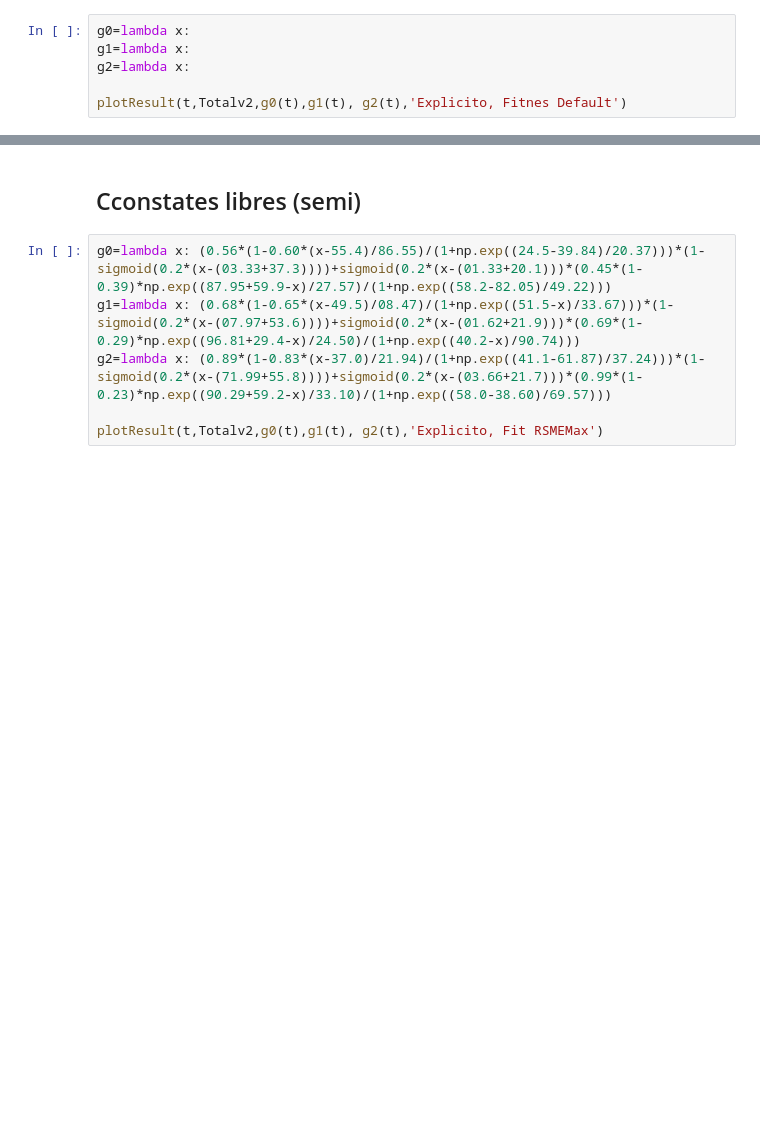
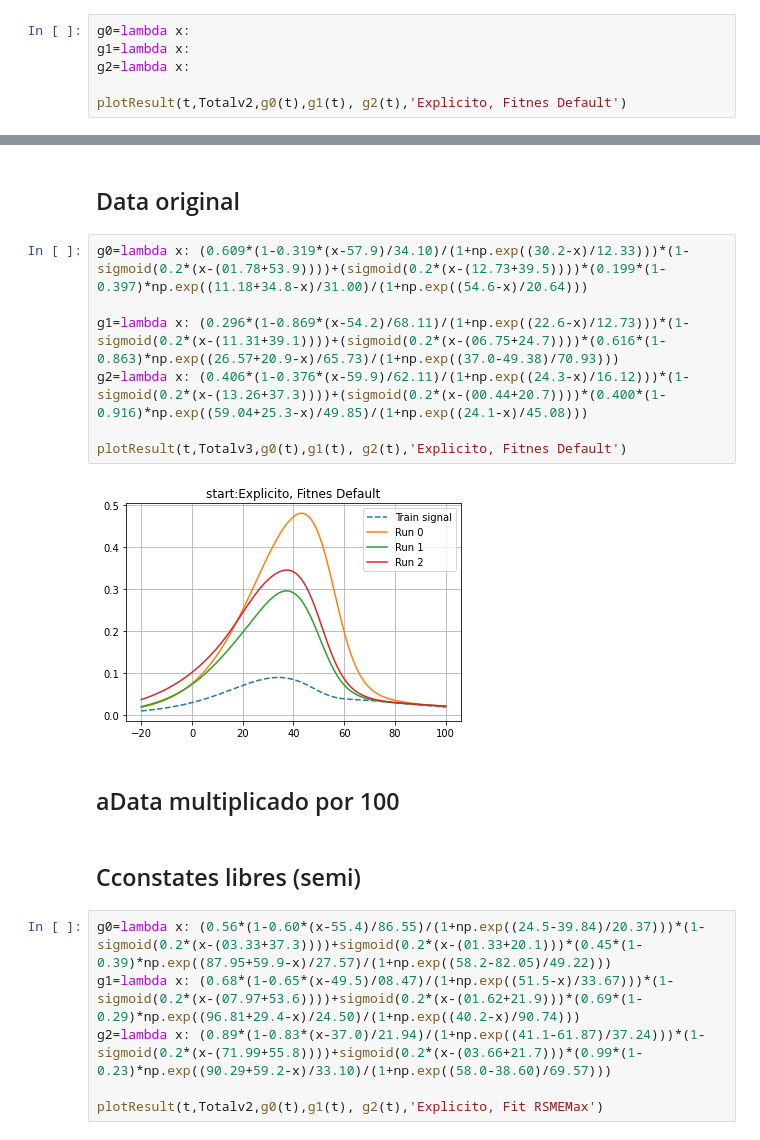
Before and after one commit to nfierroflo/Evolutionary-computation, a Jupyter notebook: evolutivacompletoc1.ipynb, the cells around one changed output, grey strips where cells are left out. Saved outputs shown, nothing was run; the diff lists cells and outputs as text; blank space fills up the shorter version.

```diff
--- a/evolutivacompletoc1.ipynb
+++ b/evolutivacompletoc1.ipynb
@@ -115,3 +115,16 @@ plotResult(t,Totalv2,g0(t),g1(t), g2(t),'Explicito, Fitnes Default')
+# %% [markdown]
+## Data original
+# %%
+g0=lambda x: (0.609*(1-0.319*(x-57.9)/34.10)/(1+np.exp((30.2-x)/12.33)))*(1-sigmoid(0.2*(x-(01.78+53.9))))+(sigmoid(0.2*(x-(12.73+39.5))))*(0.199*(1-0.397)*np.exp((11.18+34.8-x)/31.00)/(1+np.exp((54.6-x)/20.64)))
+
+g1=lambda x: (0.296*(1-0.869*(x-54.2)/68.11)/(1+np.exp((22.6-x)/12.73)))*(1-sigmoid(0.2*(x-(11.31+39.1))))+(sigmoid(0.2*(x-(06.75+24.7))))*(0.616*(1-0.863)*np.exp((26.57+20.9-x)/65.73)/(1+np.exp((37.0-49.38)/70.93)))
+g2=lambda x: (0.406*(1-0.376*(x-59.9)/62.11)/(1+np.exp((24.3-x)/16.12)))*(1-sigmoid(0.2*(x-(13.26+37.3))))+(sigmoid(0.2*(x-(00.44+20.7))))*(0.400*(1-0.916)*np.exp((59.04+25.3-x)/49.85)/(1+np.exp((24.1-x)/45.08)))
+
+plotResult(t,Totalv3,g0(t),g1(t), g2(t),'Explicito, Fitnes Default')
+# %% [output]
+[figure, added]
+# %% [markdown]
+## aData multiplicado por 100
 # %% [markdown]
 ## Cconstates libres (semi)
 # %%
```
Also changed, not shown: parts of 9 cells of this notebook.
